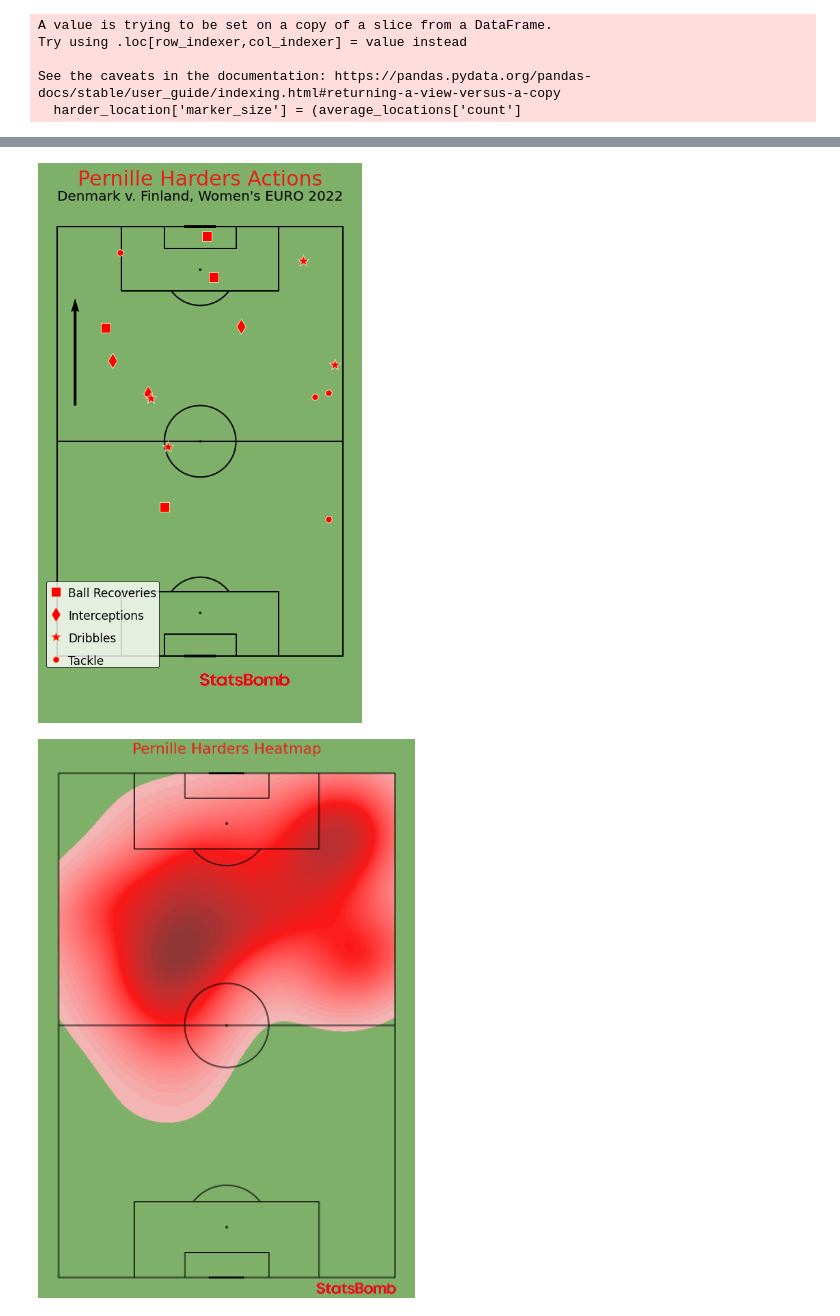
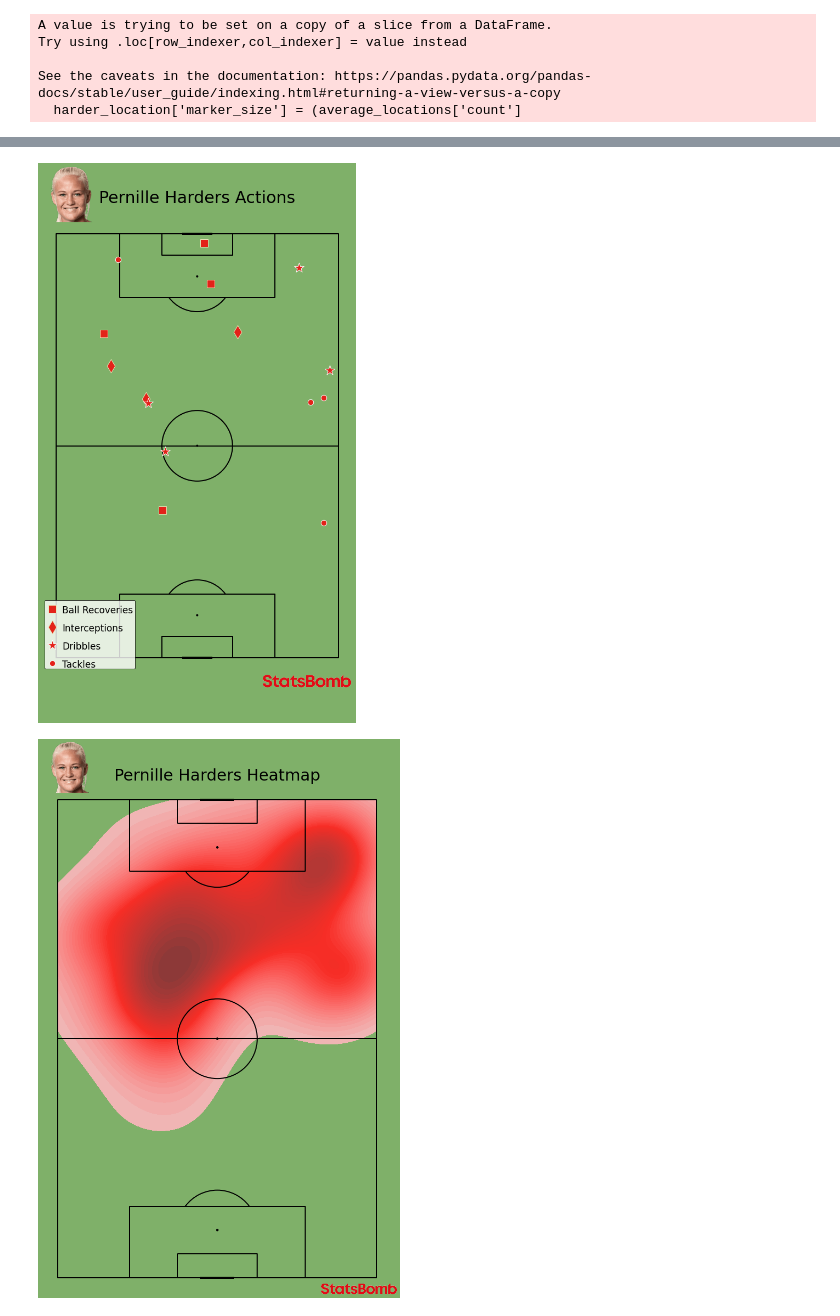
Before and after one commit to AugustSteff/Data-Analysis-in-football, a Jupyter notebook: Den v Fin_Analysis.ipynb, the cells around one changed output, grey strips where cells are left out. Cells and saved outputs as stored; diff of their text form; code cells hidden in the pictures.

```diff
--- a/Den v Fin_Analysis.ipynb
+++ b/Den v Fin_Analysis.ipynb
@@ -29,3 +73,8 @@ dfDen = df[df["team"] == "Denmark Women's"]
 # %%
 pitchColor = "#7FB069"
 figColor = "#7FB069"
+linesColor = "black"
+hteamColor = "#E32219"
+ateamColor = "#003581"
+MVP = "Pernille Mosegaard Harder"
+textColor = "black"
@@ -379,25 +466,54 @@ Text(0.5, 1.0, 'Pass Network For Finland')
+# %%
+harderEvents = df[df["player"]== MVP]
+harderEvents = harderEvents[harderEvents["type"]!= 'Ball Receipt*']
+harderEvents = harderEvents[harderEvents["type"]!= 'Injury Stoppage']
+harderEvents = harderEvents[harderEvents["type"]!= 'Player Off']
+harderEvents = harderEvents[harderEvents["type"]!= 'Player On']
+harderEvents = harderEvents[harderEvents["type"]!= 'Substitution']
+harderEvents = harderEvents[harderEvents["type"]!= 'Dispossessed']
+harderEvents = harderEvents[harderEvents["type"]!= 'Miscontrol']
+
+harderEvents = harderEvents[[ 'player', 'minute', 'second', 'location',  "type", "under_pressure", "dribble_outcome", "duel_type"]]
+
+harderEvents['x'] = harderEvents.location.apply(lambda x: x[0])
+harderEvents['y'] = harderEvents.location.apply(lambda x: x[1])
+harderEvents = harderEvents.drop('location', axis=1)
+
+BallRecovery = harderEvents[harderEvents.type == 'Ball Recovery']
+Interception = harderEvents[harderEvents.type == 'Interception']
+Dribble = harderEvents[harderEvents.type == 'Dribble']
+Tackle = harderEvents[harderEvents.duel_type == "Tackle"]
+# %%
+harderURL = "https://images.fotmob.com/image_resources/playerimages/200707.png"
+response = requests.get(harderURL)
+harderPic = Image.open(BytesIO(response.content))
 # %%
-pitch = VerticalPitch(pitch_type='statsbomb', pitch_color=pitchColor, line_color='black')
-fig, axs= pitch.grid(figheight=13, title_height=0.06,  axis=False)
+pitch = VerticalPitch(pitch_type='statsbomb', pitch_color=pitchColor, line_color=linesColor)
+fig, axs= pitch.grid(figheight=16, title_height=0.06, axis=False)
 fig.set_facecolor(figColor)
 
-pitch.arrows(70, 5, 100, 5, ax=axs["pitch"], color="black")
+scatter_recovery = pitch.scatter(BallRecovery.x, BallRecovery.y, c= hteamColor, edgecolor = "#ECE4B7",
+                                 s=200, marker='s',  ax=axs['pitch'], label = "Ball Recoveries")
 
-scatter_recovery = pitch.scatter(BallRecovery.x, BallRecovery.y, c='red', edgecolor = "#ECE4B7", s=200, marker='s',  ax=axs['pitch'], label = "Ball Recoveries")
+scatter_interception = pitch.scatter(Interception.x, Interception.y, c= hteamColor,
+                                     s=300, marker='d', edgecolor = "#ECE4B7", ax=axs['pitch'], label = "Interceptions")
 
-scatter_interception = pitch.scatter(Interception.x, Interception.y, c='red', s=250, marker='d', edgecolor = "#ECE4B7", ax=axs['pitch'], label = "Interceptions")
+scatter_dribble = pitch.scatter(Dribble.x, Dribble.y, c= hteamColor, edgecolor= "white",
+                                s=350, marker='*',  ax=axs['pitch'], label = "Dribbles")
 
-scatter_dribble = pitch.scatter(Dribble.x, Dribble.y, c='red', edgecolor="#ECE4B7", s=300, marker='*',  ax=axs['pitch'], label = "Dribbles")
+scatter_tackle = pitch.scatter(Tackle.x, Tackle.y, c=hteamColor, edgecolor= "white",
+                               s=430, marker=".",  ax=axs['pitch'], label = "Tackles")
 
-scatter_tackle = pitch.scatter(Tackle.x, Tackle.y, c='red', edgecolor="#ECE4B7", s=350, marker=".",  ax=axs['pitch'], label = "Tackle")
+axs["title"].text (0.5, 0.4, "Pernille Harders Actions", color= textColor, va="center", ha="center", fontsize=30)
 
-axs["title"].text (0.5, 0.7, "Pernille Harders Actions", color="#E32219", va="center", ha="center", fontsize=30)
 
-axs["title"].text (0.5, 0.25, "Denmark v. Finland, Women's EURO 2022", color="black",  va="center", ha="center", fontsize=20)
-
-ax3 = fig.add_axes([0.5, 0.010, 0.27, 0.24])
+ax3 = fig.add_axes([0.7, 0.010, 0.27, 0.24])
 ax3.axis('off')
 ax3.imshow(im)
+
+ax4 = fig.add_axes([0.03, 0.78, 0.17, 0.24])
+ax4.axis('off')
+ax4.imshow(harderPic)
 
 legend = axs['pitch'].legend(loc='lower left', labelspacing=1.5, edgecolor="black")
 for text in legend.get_texts():
@@ -405,27 +521,30 @@ for text in legend.get_texts():
     text.set_va('center')
 
 
-#plt.savefig('Harder Actions, Denmark v Finland', dpi=300)
+#plt.savefig('viz/Harder Actions, Denmark v Finland', dpi=300, bbox_inches='tight')
 # %% [output]
-[figure, old version]
+[figure, new version]
 # %%
-pitch = VerticalPitch(pitch_type='statsbomb', pitch_color=pitchColor,  line_color='black', line_zorder=2)
-fig, ax = pitch.draw(figsize=(11, 16))
+pitch = VerticalPitch(pitch_type='statsbomb', pitch_color=pitchColor,  line_color=linesColor, line_zorder=2)
+fig, ax = pitch.draw(figsize=(11, 14))
 fig.set_facecolor(figColor)
 
 kde = pitch.kdeplot(harderEvents.x, harderEvents.y, ax=ax,
                     shade=True, levels=50,
                     shade_lowest=False,
                     cut=4.1,
-                    color="red")
+                    color= hteamColor)
 
-ax.set_title("Pernille Harders Heatmap", fontsize=30, color="#E32219")
+ax.set_title("Pernille Harders Heatmap", fontsize=30, color= textColor)
 
 ax3 = fig.add_axes([0.7, 0.010, 0.27, 0.02])
 ax3.axis('off')
 ax3.imshow(im)
 
+ax4 = fig.add_axes([0.09, 0.87, 0.12, 0.24])
+ax4.axis('off')
+ax4.imshow(harderPic)
 
-#plt.savefig('Heat Map for Harder, Denmark v Finland', dpi=300)
+#plt.savefig('viz/Heat Map for Harder, Denmark v Finland', dpi=300, bbox_inches='tight')
 # %% [output]
-[figure, old version]
+[figure, new version]
```
Also changed, not shown: parts of 42 cells of this notebook.
